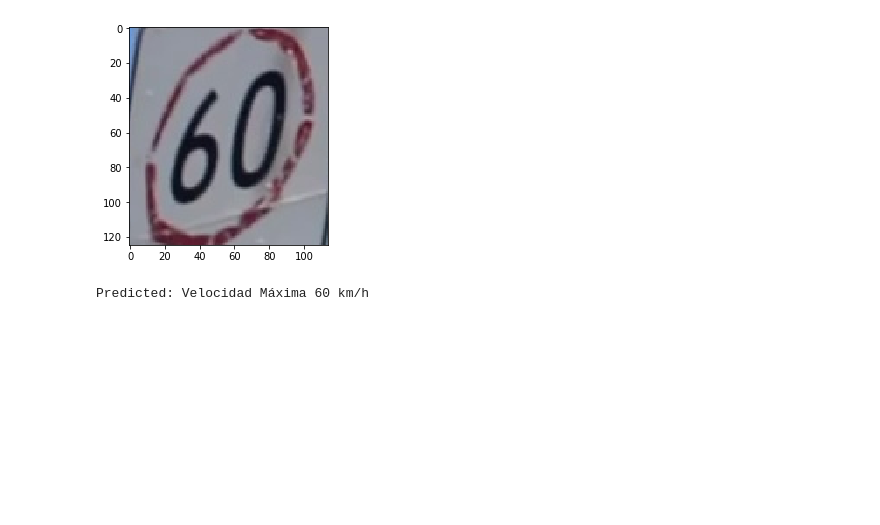
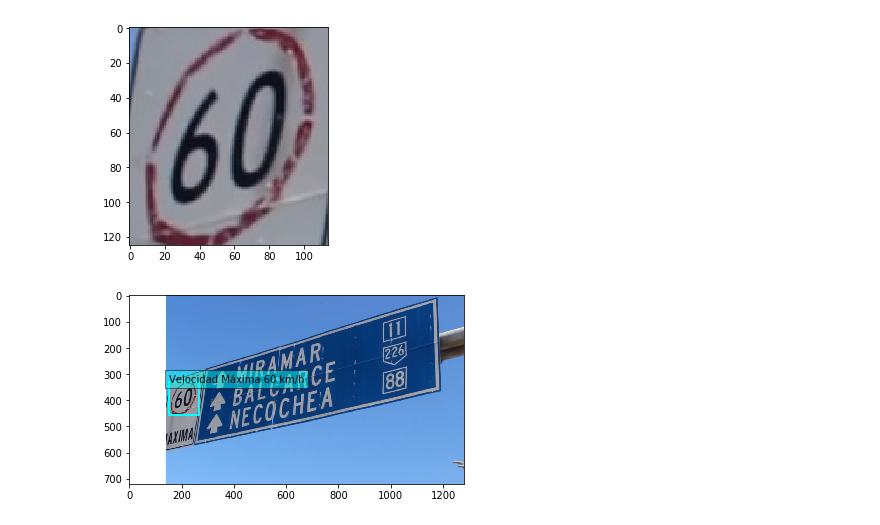
Before and after one commit to ariangilesgarcia/traffic-sign-classification, a Jupyter notebook: yolo-plus-classifier.ipynb, the cells around one changed output. Drawn from its saved outputs; the diff is of its cells as text; code cells hidden in the pictures; blank space fills up the shorter version.

Commit message:
Added visualization

```diff
--- a/yolo-plus-classifier.ipynb
+++ b/yolo-plus-classifier.ipynb
@@ -180,9 +180,21 @@ plt.show()
 crop = cv2.resize(crop, (IMG_SIZE, IMG_SIZE))
 crop = np.expand_dims(crop, axis=0)
 predicted_class = model.predict_classes(crop, verbose=False)
-# %%
-# 5. Show results
-class_label = classes[str(predicted_class[0])]
-print('Predicted:', class_label)
-# %% [output]
-Predicted: Velocidad Máxima 60 km/h
+# %%
+# 5. Show results
+class_label = classes[str(predicted_class[0])]
+
+plt.imshow(image)
+
+ax = plt.gca()
+ax.add_patch(plt.Rectangle((x1, y1),
+                           x2-x1,
+                           y2-y1,
+                           fill=False,
+                           edgecolor='cyan',
+                           linewidth=2))
+
+ax.text(x1, y1, class_label, bbox={'facecolor':'cyan', 'alpha':0.5})
+plt.show()
+# %% [output]
+[figure, added]
```
